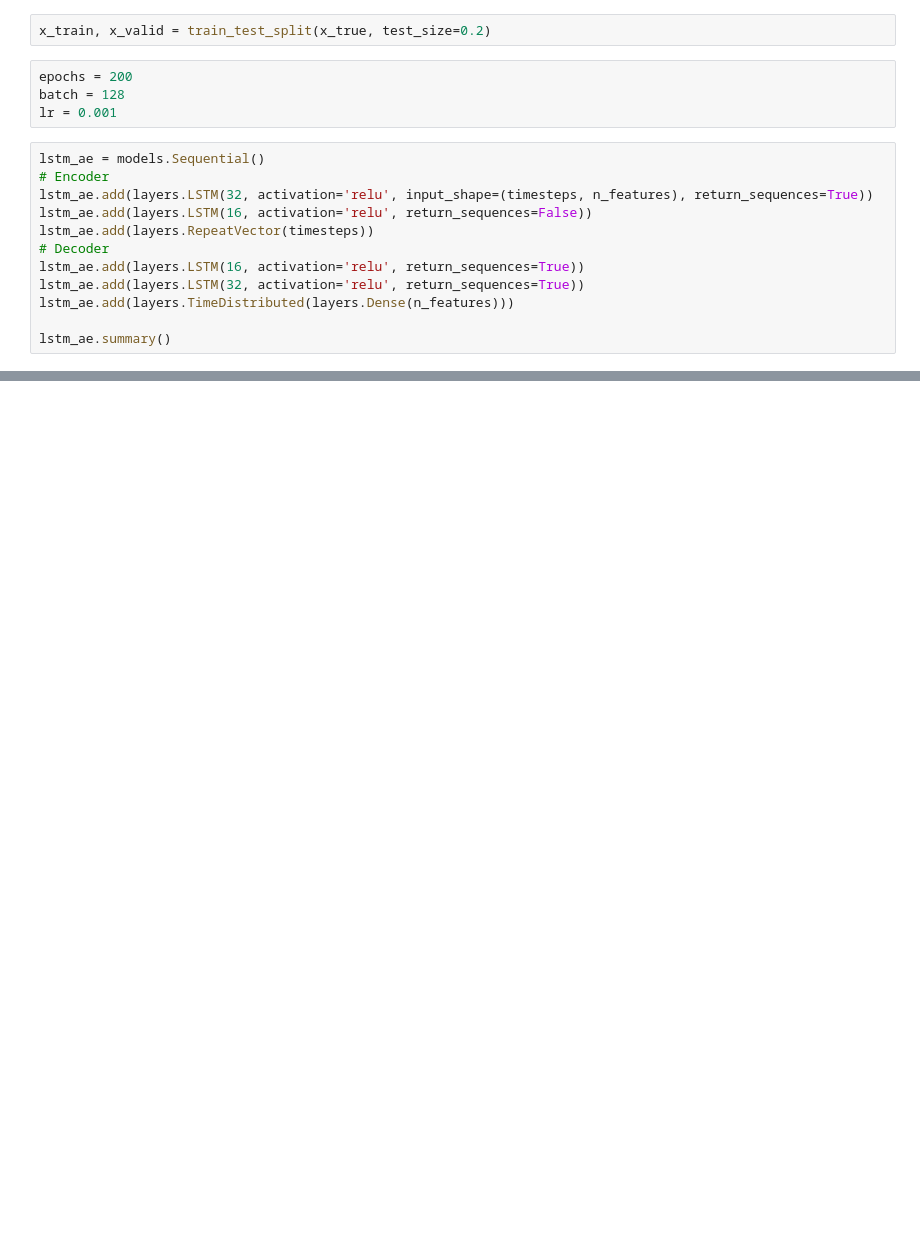
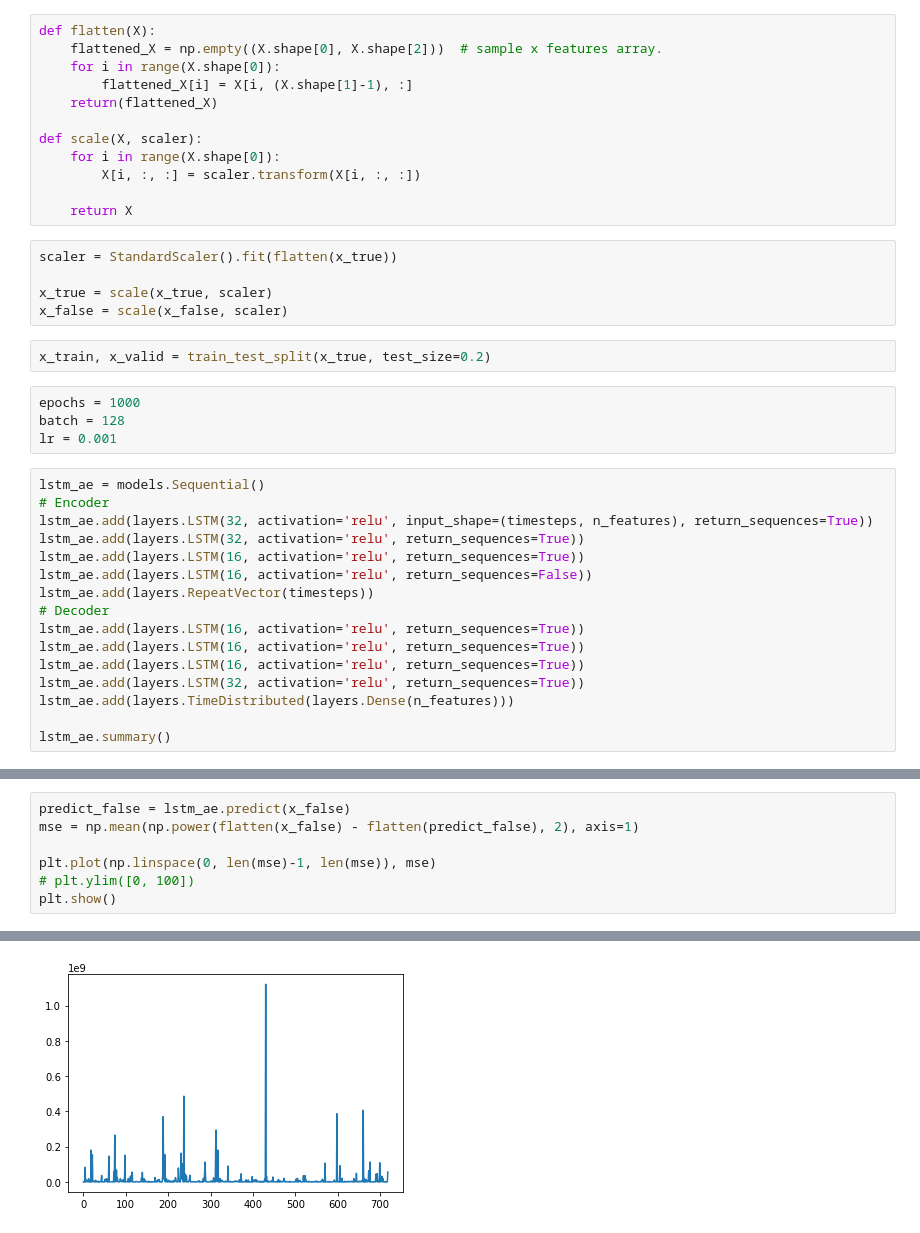
Before and after one commit to woojh3690/LSTMAE, a Jupyter notebook: lstm_ae.ipynb, the cells around one changed output, grey strips where cells are left out. Drawn from its saved outputs; the diff is of its cells as text; blank space fills up the shorter version.

```diff
--- a/lstm_ae.ipynb
+++ b/lstm_ae.ipynb
@@ -54,16 +65,37 @@ print(x_true.shape)
+# %%
+def flatten(X):
+    flattened_X = np.empty((X.shape[0], X.shape[2]))  # sample x features array.
+    for i in range(X.shape[0]):
+        flattened_X[i] = X[i, (X.shape[1]-1), :]
+    return(flattened_X)
+
+def scale(X, scaler):
+    for i in range(X.shape[0]):
+        X[i, :, :] = scaler.transform(X[i, :, :])
+
+    return X
+# %%
+scaler = StandardScaler().fit(flatten(x_true))
+
+x_true = scale(x_true, scaler)
+x_false = scale(x_false, scaler)
 # %%
 x_train, x_valid = train_test_split(x_true, test_size=0.2)
 # %%
-epochs = 200
+epochs = 1000
 batch = 128
 lr = 0.001
 # %%
 lstm_ae = models.Sequential()
 # Encoder
 lstm_ae.add(layers.LSTM(32, activation='relu', input_shape=(timesteps, n_features), return_sequences=True))
+lstm_ae.add(layers.LSTM(32, activation='relu', return_sequences=True))
+lstm_ae.add(layers.LSTM(16, activation='relu', return_sequences=True))
 lstm_ae.add(layers.LSTM(16, activation='relu', return_sequences=False))
 lstm_ae.add(layers.RepeatVector(timesteps))
 # Decoder
+lstm_ae.add(layers.LSTM(16, activation='relu', return_sequences=True))
+lstm_ae.add(layers.LSTM(16, activation='relu', return_sequences=True))
 lstm_ae.add(layers.LSTM(16, activation='relu', return_sequences=True))
 lstm_ae.add(layers.LSTM(32, activation='relu', return_sequences=True))
 lstm_ae.add(layers.TimeDistributed(layers.Dense(n_features)))
@@ -103,0 +156,8 @@ plt.show()
+# %%
+predict_false = lstm_ae.predict(x_false)
+mse = np.mean(np.power(flatten(x_false) - flatten(predict_false), 2), axis=1)
+
+plt.plot(np.linspace(0, len(mse)-1, len(mse)), mse)
+# plt.ylim([0, 100])
+plt.show()
+# %% [output]
@@ -103,0 +165 @@ plt.show()
+[figure, added]
```
Also changed, not shown: parts of 12 cells of this notebook.
